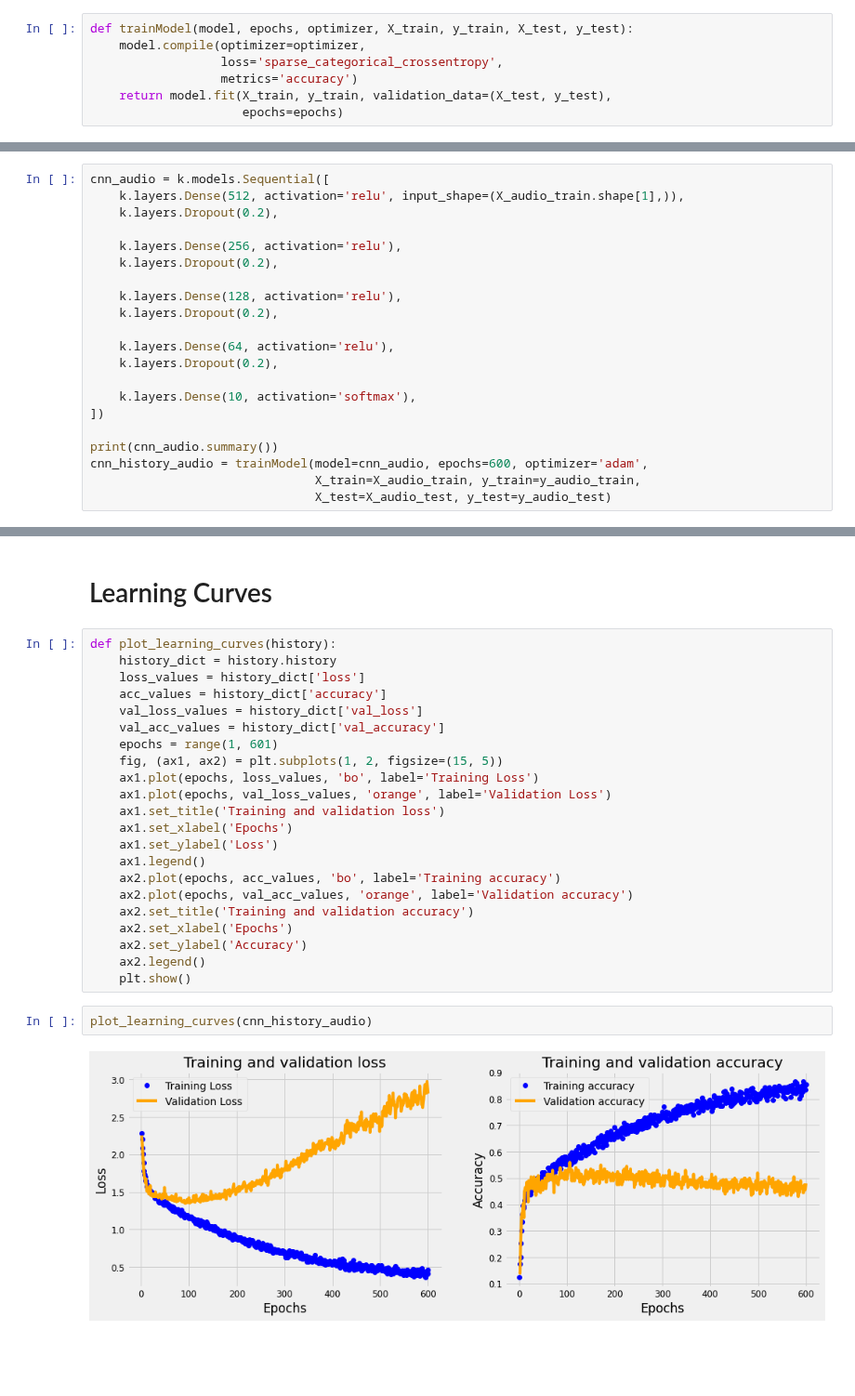
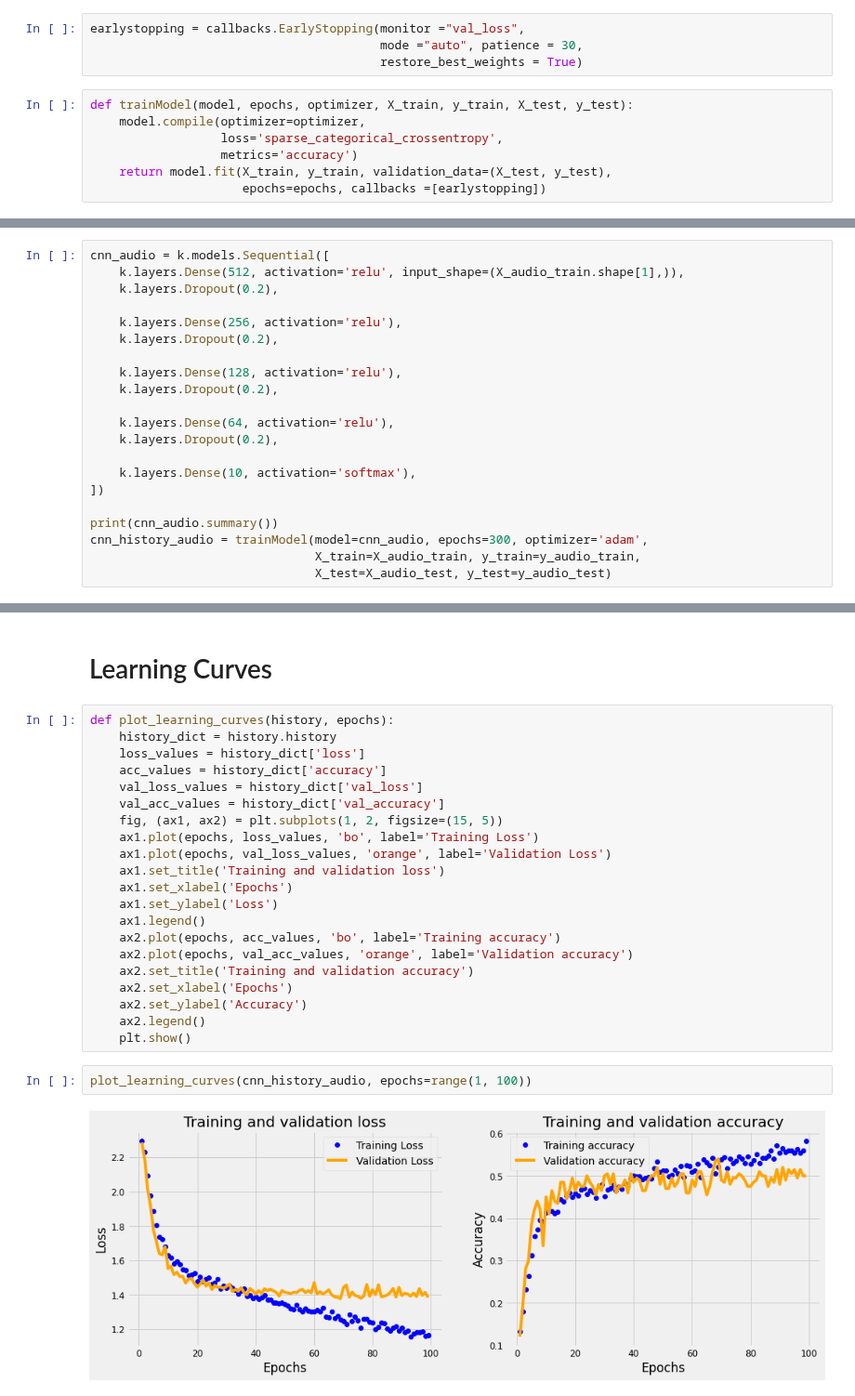
Before and after one commit to alarsen123/music-genre-classification, a Jupyter notebook: MLP4/neural_network.ipynb, the cells around one changed output, grey strips where cells are left out. Shown at 93% size. Saved outputs shown, nothing was run; the diff lists cells and outputs as text; blank space fills up the shorter version.

```diff
--- a/MLP4/neural_network.ipynb
+++ b/MLP4/neural_network.ipynb
@@ -327,10 +277,14 @@ from keras.models import Sequential
+# %%
+earlystopping = callbacks.EarlyStopping(monitor ="val_loss",
+                                        mode ="auto", patience = 30,
+                                        restore_best_weights = True)
 # %%
 def trainModel(model, epochs, optimizer, X_train, y_train, X_test, y_test):
     model.compile(optimizer=optimizer,
                   loss='sparse_categorical_crossentropy',
                   metrics='accuracy')
     return model.fit(X_train, y_train, validation_data=(X_test, y_test),
-                     epochs=epochs)
+                     epochs=epochs, callbacks =[earlystopping])
 # %%
 def plotValidate(history):
     print("Validation Accuracy: " + max(history.history["val_accuracy"]))
@@ -358,7 +312,7 @@ cnn_audio = k.models.Sequential([
 ])
 
 print(cnn_audio.summary())
-cnn_history_audio = trainModel(model=cnn_audio, epochs=600, optimizer='adam',
+cnn_history_audio = trainModel(model=cnn_audio, epochs=300, optimizer='adam',
                                X_train=X_audio_train, y_train=y_audio_train,
                                X_test=X_audio_test, y_test=y_audio_test)
 # %% [output]
@@ -437,13 +391,12 @@ Best accuracy for csv data:  0.5736357569694519
 # %% [markdown]
 # Learning Curves
 # %%
-def plot_learning_curves(history):
+def plot_learning_curves(history, epochs):
     history_dict = history.history
     loss_values = history_dict['loss']
     acc_values = history_dict['accuracy']
     val_loss_values = history_dict['val_loss']
     val_acc_values = history_dict['val_accuracy']
-    epochs = range(1, 601)
     fig, (ax1, ax2) = plt.subplots(1, 2, figsize=(15, 5))
     ax1.plot(epochs, loss_values, 'bo', label='Training Loss')
     ax1.plot(epochs, val_loss_values, 'orange', label='Validation Loss')
@@ -459,7 +412,7 @@ def plot_learning_curves(history):
     ax2.legend()
     plt.show()
 # %%
-plot_learning_curves(cnn_history_audio)
+plot_learning_curves(cnn_history_audio, epochs=range(1, 100))
 # %% [output]
-[figure, old version]
+[figure, new version]
 # %%
```
Also changed, not shown: parts of 13 cells of this notebook, 1 other file.
